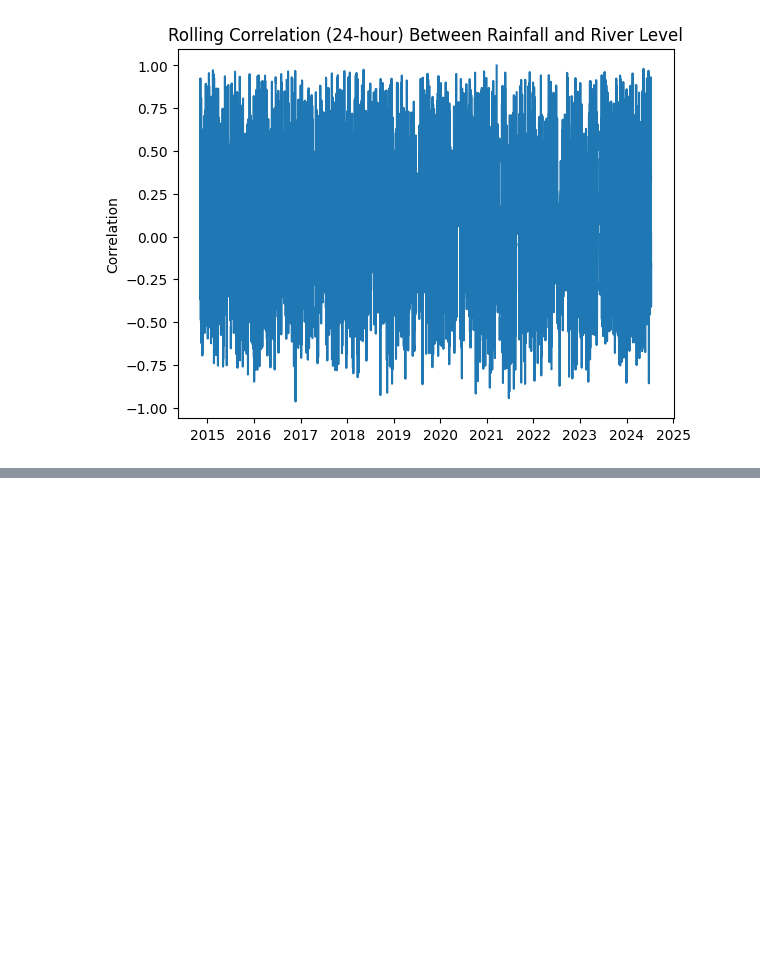
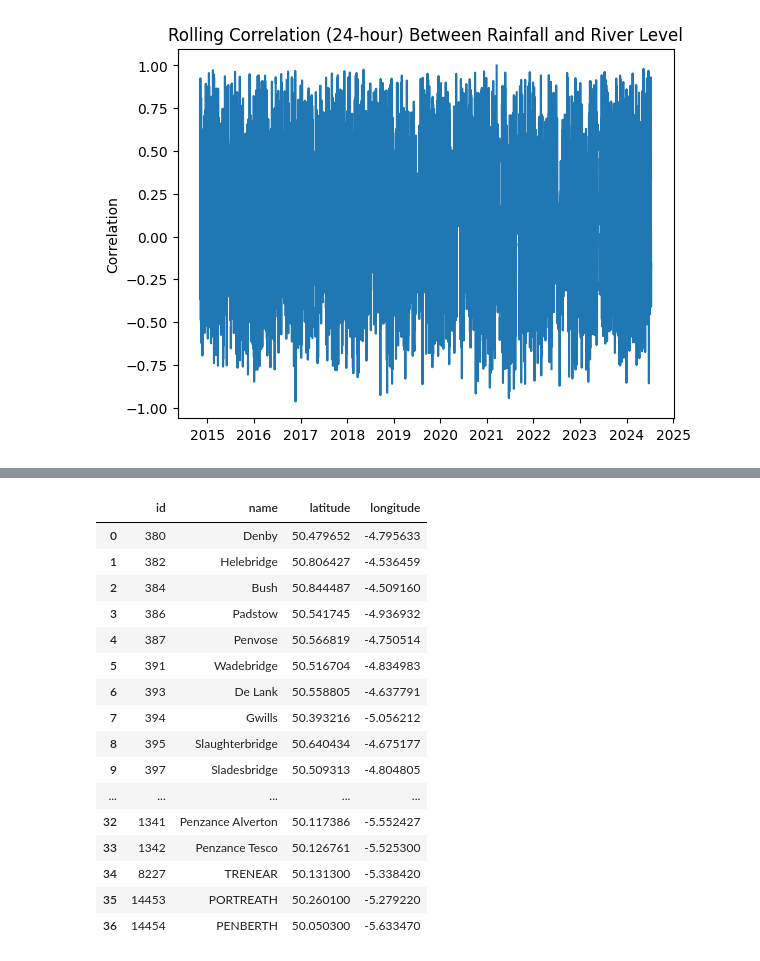
Before and after one commit to mishadcf/Flood-Prediction-Cornwall, a Jupyter notebook: notebooks/EDA.ipynb, the cells around one changed output, grey strips where cells are left out. Cells and saved outputs as stored; diff of their text form; code cells hidden in the pictures; blank space fills up the shorter version.

```diff
--- a/notebooks/EDA.ipynb
+++ b/notebooks/EDA.ipynb
@@ -1246,0 +1793,22 @@ plt.show()
+# %%
+coords_river_gauges = pd.read_csv('data/river_data/river_station_info_cornwall.csv', usecols=['id' ,'name', 'latitude', 'longitude'])
+# %%
+coords_river_gauges
+# %% [output]
+|  | id | name | latitude | longitude |
+| 0 | 380 | Denby | 50.479652 | -4.795633 |
+| 1 | 382 | Helebridge | 50.806427 | -4.536459 |
+| 2 | 384 | Bush | 50.844487 | -4.509160 |
+| 3 | 386 | Padstow | 50.541745 | -4.936932 |
+| 4 | 387 | Penvose | 50.566819 | -4.750514 |
+| 5 | 391 | Wadebridge | 50.516704 | -4.834983 |
+| 6 | 393 | De Lank | 50.558805 | -4.637791 |
+| 7 | 394 | Gwills | 50.393216 | -5.056212 |
+| 8 | 395 | Slaughterbridge | 50.640434 | -4.675177 |
+| 9 | 397 | Sladesbridge | 50.509313 | -4.804805 |
+| ... | ... | ... | ... | ... |
+| 32 | 1341 | Penzance Alverton | 50.117386 | -5.552427 |
+| 33 | 1342 | Penzance Tesco | 50.126761 | -5.525300 |
+| 34 | 8227 | TRENEAR | 50.131300 | -5.338420 |
+| 35 | 14453 | PORTREATH | 50.260100 | -5.279220 |
+| 36 | 14454 | PENBERTH | 50.050300 | -5.633470 |
```
Also changed, not shown: parts of 45 cells of this notebook, 4 other files.
